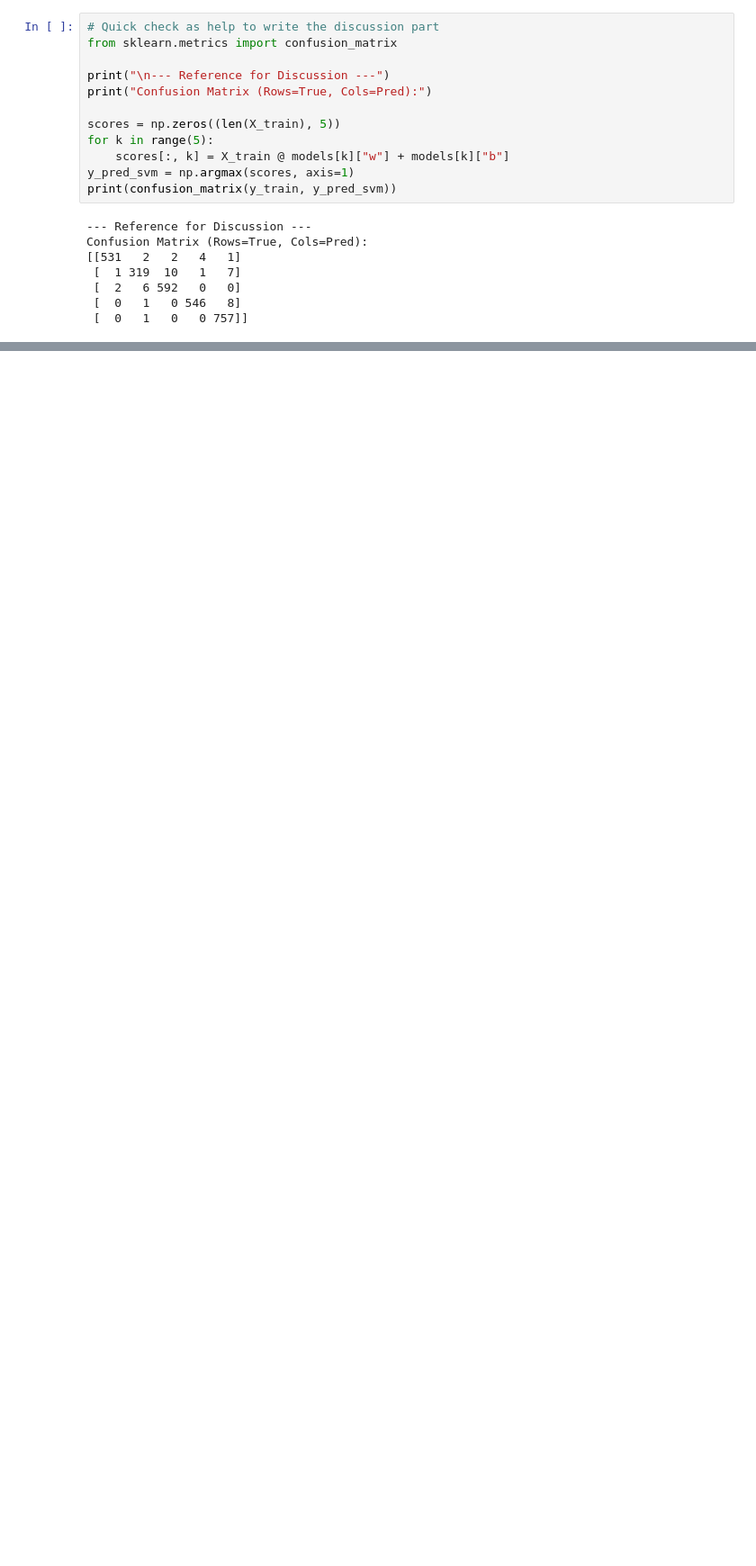
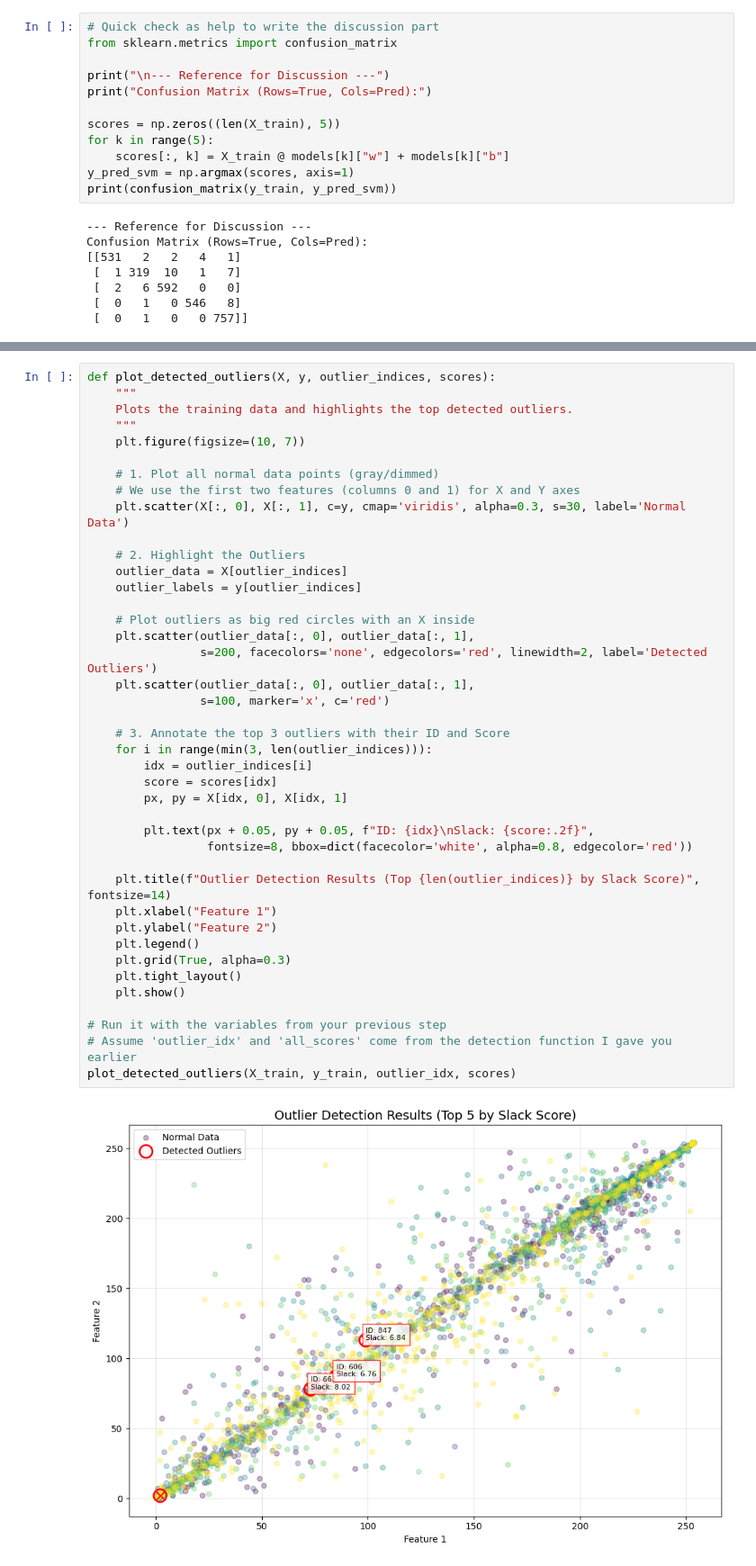
Before and after one commit to SayHiToMePlease/cmpe-462, a Jupyter notebook: task_1/soft_margin_svm.ipynb, the cells around one changed output, grey strips where cells are left out. Shown at 90% size. Saved outputs shown, nothing was run; the diff lists cells and outputs as text; blank space fills up the shorter version.

Commit message:
Implemented Step 4 of Task 1

```diff
--- a/task_1/soft_margin_svm.ipynb
+++ b/task_1/soft_margin_svm.ipynb
@@ -234,0 +290,43 @@ Confusion Matrix (Rows=True, Cols=Pred):
+# %%
+def plot_detected_outliers(X, y, outlier_indices, scores):
+    """
+    Plots the training data and highlights the top detected outliers.
+    """
+    plt.figure(figsize=(10, 7))
+
+    # 1. Plot all normal data points (gray/dimmed)
+    # We use the first two features (columns 0 and 1) for X and Y axes
+    plt.scatter(X[:, 0], X[:, 1], c=y, cmap='viridis', alpha=0.3, s=30, label='Normal Data')
+
+    # 2. Highlight the Outliers
+    outlier_data = X[outlier_indices]
+    outlier_labels = y[outlier_indices]
+
+    # Plot outliers as big red circles with an X inside
+    plt.scatter(outlier_data[:, 0], outlier_data[:, 1],
+                s=200, facecolors='none', edgecolors='red', linewidth=2, label='Detected Outliers')
+    plt.scatter(outlier_data[:, 0], outlier_data[:, 1],
+                s=100, marker='x', c='red')
+
+    # 3. Annotate the top 3 outliers with their ID and Score
+    for i in range(min(3, len(outlier_indices))):
+        idx = outlier_indices[i]
+        score = scores[idx]
+        px, py = X[idx, 0], X[idx, 1]
+
+        plt.text(px + 0.05, py + 0.05, f"ID: {idx}\nSlack: {score:.2f}",
+                 fontsize=8, bbox=dict(facecolor='white', alpha=0.8, edgecolor='red'))
+
+    plt.title(f"Outlier Detection Results (Top {len(outlier_indices)} by Slack Score)", fontsize=14)
+    plt.xlabel("Feature 1")
+    plt.ylabel("Feature 2")
+    plt.legend()
+    plt.grid(True, alpha=0.3)
+    plt.tight_layout()
+    plt.show()
+
+# Run it with the variables from your previous step
+# Assume 'outlier_idx' and 'all_scores' come from the detection function I gave you earlier
+plot_detected_outliers(X_train, y_train, outlier_idx, scores)
+# %% [output]
+[figure, added]
```
Also changed, not shown: parts of 9 cells of this notebook, 1 other file.
